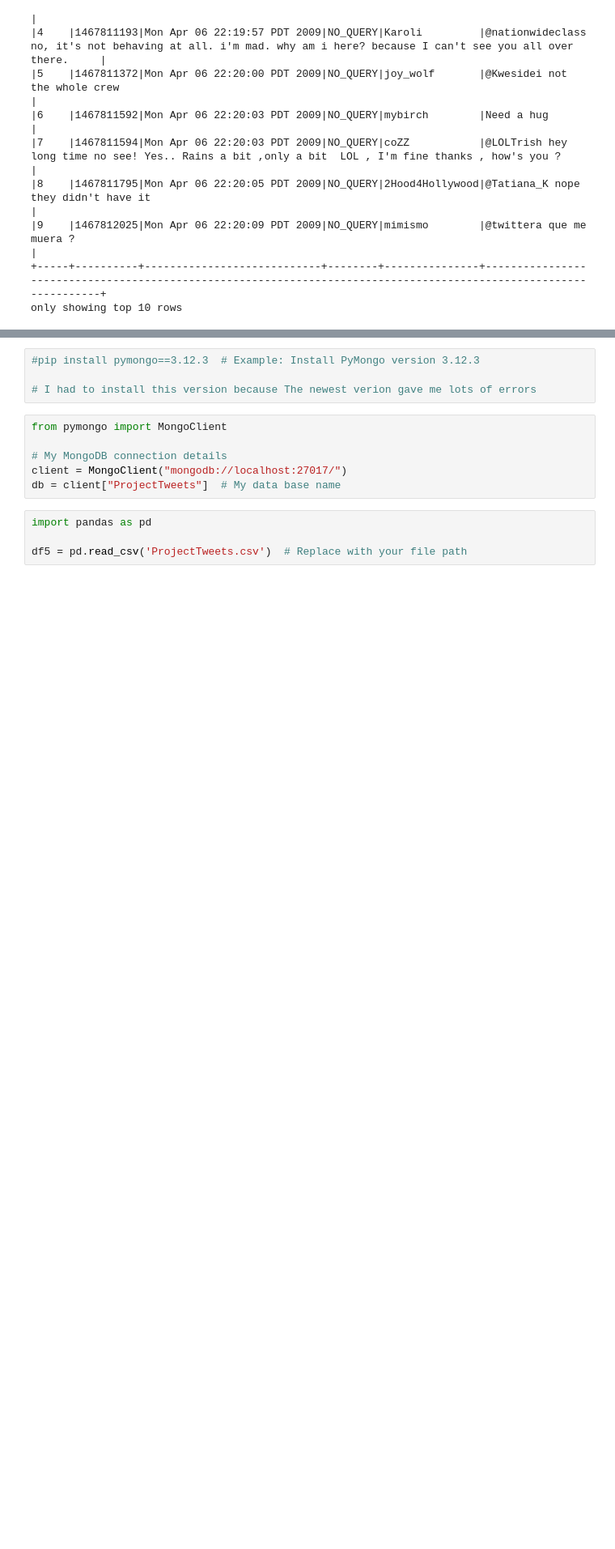
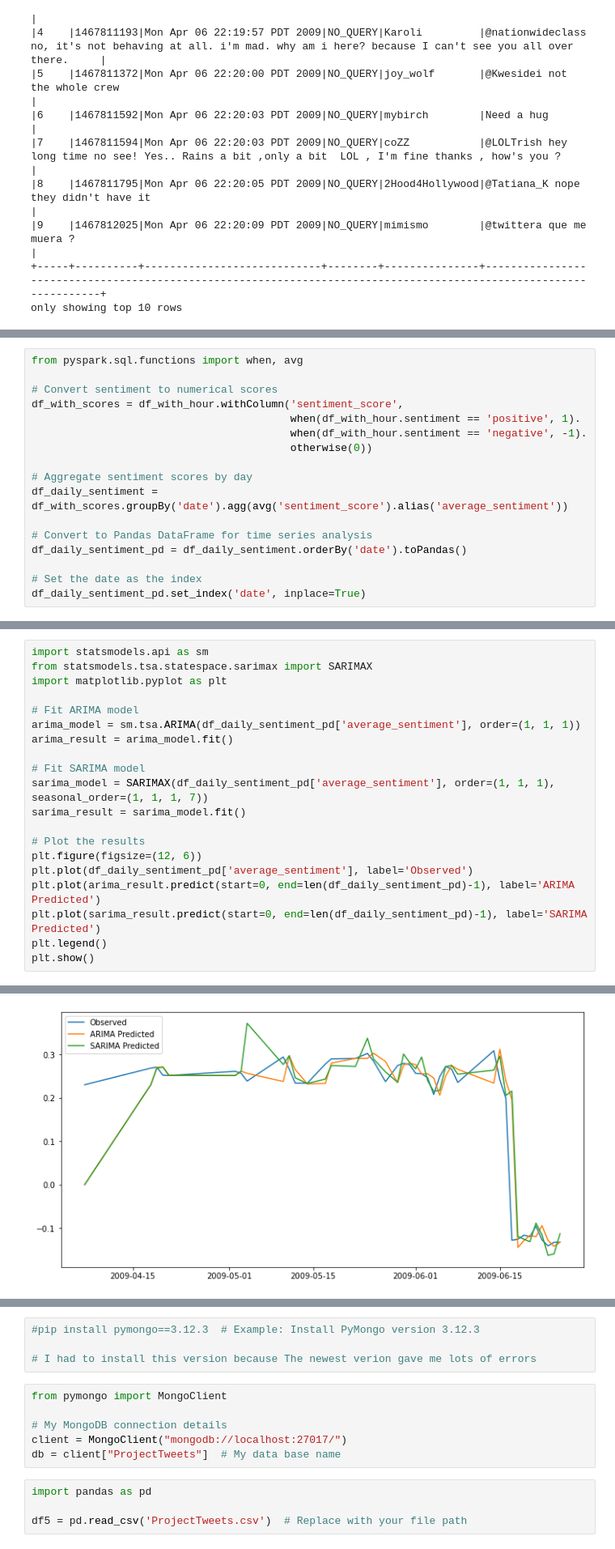
Before and after one commit to CCT2017156/CA2_Sem2, a Jupyter notebook: CA2_Semester2.ipynb, the cells around one changed output, grey strips where cells are left out. Shown at 81% size. Cells and saved outputs as stored; diff of their text form; blank space fills up the shorter version.

```diff
--- a/CA2_Semester2.ipynb
+++ b/CA2_Semester2.ipynb
@@ -208,0 +387,17 @@ only showing top 20 rows
+# %%
+from pyspark.sql.functions import when, avg
+
+# Convert sentiment to numerical scores
+df_with_scores = df_with_hour.withColumn('sentiment_score',
+                                         when(df_with_hour.sentiment == 'positive', 1).
+                                         when(df_with_hour.sentiment == 'negative', -1).
+                                         otherwise(0))
+
+# Aggregate sentiment scores by day
+df_daily_sentiment = df_with_scores.groupBy('date').agg(avg('sentiment_score').alias('average_sentiment'))
+
+# Convert to Pandas DataFrame for time series analysis
+df_daily_sentiment_pd = df_daily_sentiment.orderBy('date').toPandas()
+
+# Set the date as the index
+df_daily_sentiment_pd.set_index('date', inplace=True)
@@ -208,0 +431,21 @@ only showing top 20 rows
+# %%
+import statsmodels.api as sm
+from statsmodels.tsa.statespace.sarimax import SARIMAX
+import matplotlib.pyplot as plt
+
+# Fit ARIMA model
+arima_model = sm.tsa.ARIMA(df_daily_sentiment_pd['average_sentiment'], order=(1, 1, 1))
+arima_result = arima_model.fit()
+
+# Fit SARIMA model
+sarima_model = SARIMAX(df_daily_sentiment_pd['average_sentiment'], order=(1, 1, 1), seasonal_order=(1, 1, 1, 7))
+sarima_result = sarima_model.fit()
+
+# Plot the results
+plt.figure(figsize=(12, 6))
+plt.plot(df_daily_sentiment_pd['average_sentiment'], label='Observed')
+plt.plot(arima_result.predict(start=0, end=len(df_daily_sentiment_pd)-1), label='ARIMA Predicted')
+plt.plot(sarima_result.predict(start=0, end=len(df_daily_sentiment_pd)-1), label='SARIMA Predicted')
+plt.legend()
+plt.show()
+# %% [output]
@@ -208,0 +469 @@ only showing top 20 rows
+[figure, added]
```
Also changed, not shown: parts of 35 cells of this notebook.
